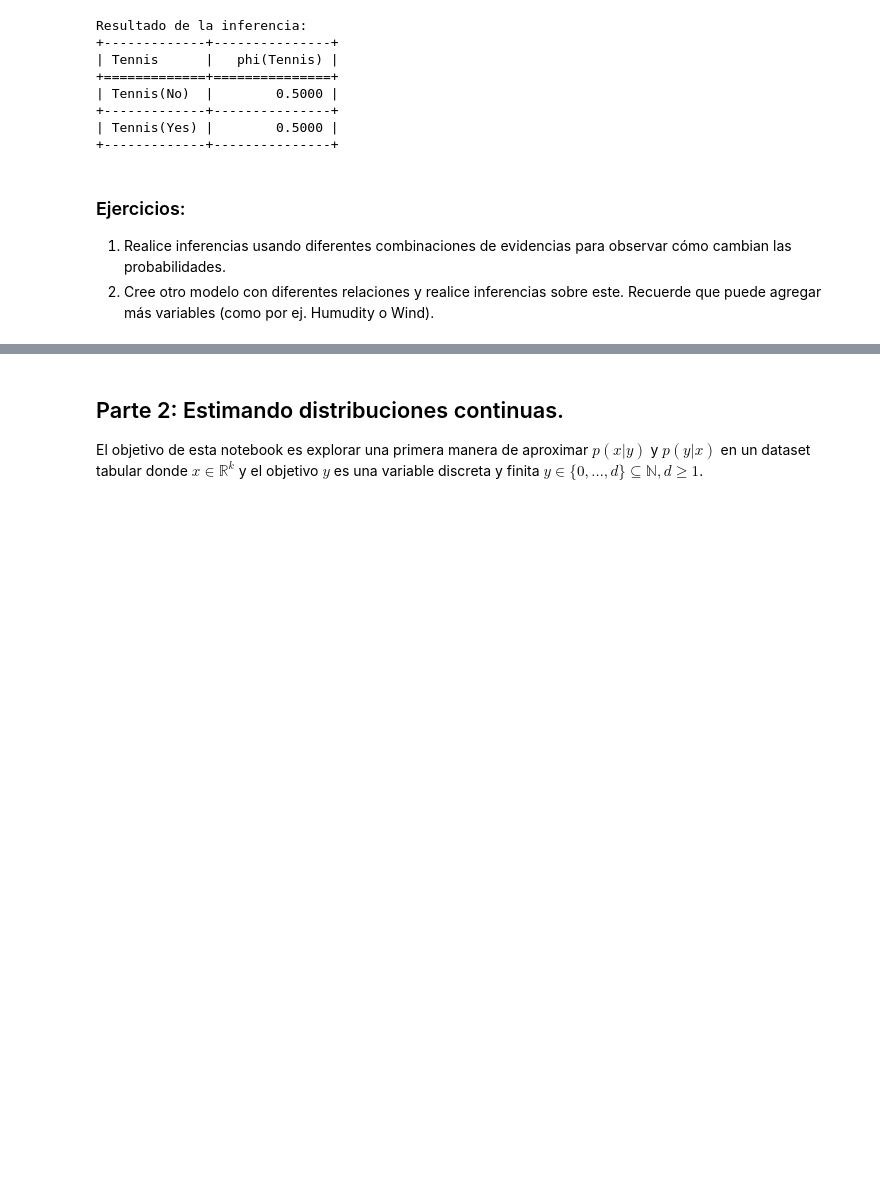
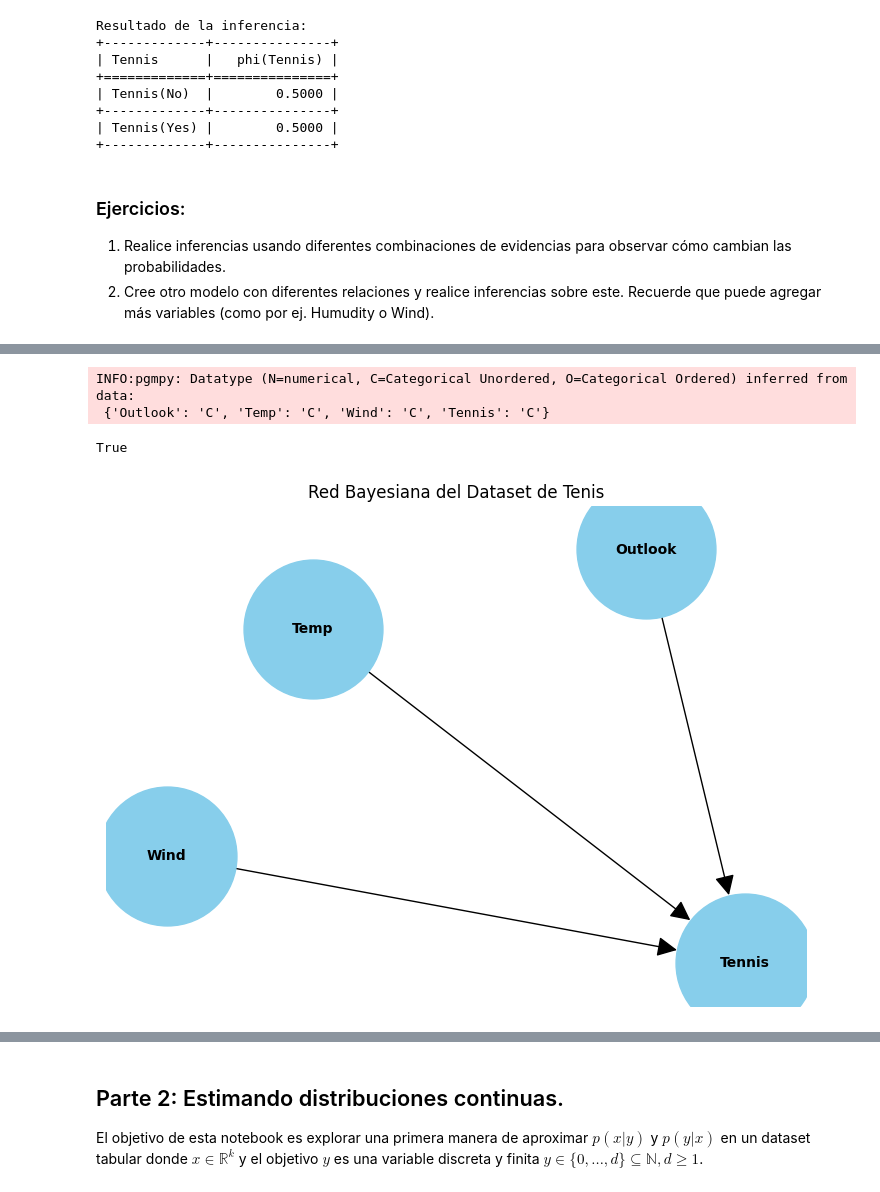
Before and after one commit to bluezombie/iagen-practico02, a Jupyter notebook: Practico2.ipynb, the cells around one changed output, grey strips where cells are left out. Drawn from its saved outputs; the diff is of its cells as text; code cells hidden in the pictures; blank space fills up the shorter version.

```diff
--- a/Practico2.ipynb
+++ b/Practico2.ipynb
@@ -181,0 +184,13 @@ Resultado de la inferencia:
+# %%
+# 1. Ajustamos nuestra fuente de datos para que solo contenga las variables Outlook, Temp, Wind y Tennis.
+data = pd.read_csv('./tennis.csv')
+
+# Definimos las variables de interés
+outlook = 'Outlook'
+temp = 'Temp'
+wind = 'Wind'
+tennis = 'Tennis'
+
+# Actualizamos nuestra fuente de datos para que solo contenga las variables seleccionadas
+data = data[[outlook, temp, wind, tennis]]
+data.head()
@@ -181,0 +204,15 @@ Resultado de la inferencia:
+# %%
+# 2. Definimos las relaciones entre las variables en la red bayesiana.
+relations = [(outlook, tennis), (temp, tennis), (wind, tennis)]
+model = DiscreteBayesianNetwork(relations)
+model.fit(data, estimator=MaximumLikelihoodEstimator)
+model.check_model()
+# %% [output]
+INFO:pgmpy: Datatype (N=numerical, C=Categorical Unordered, O=Categorical Ordered) inferred from data:
+ {'Outlook': 'C', 'Temp': 'C', 'Wind': 'C', 'Tennis': 'C'}
+True
+# %%
+# 3. Visualizamos la nueva red bayesiana.
+visualize_graph(model)
+# %% [output]
+[figure, added]
```
Also changed, not shown: parts of 6 cells of this notebook.
